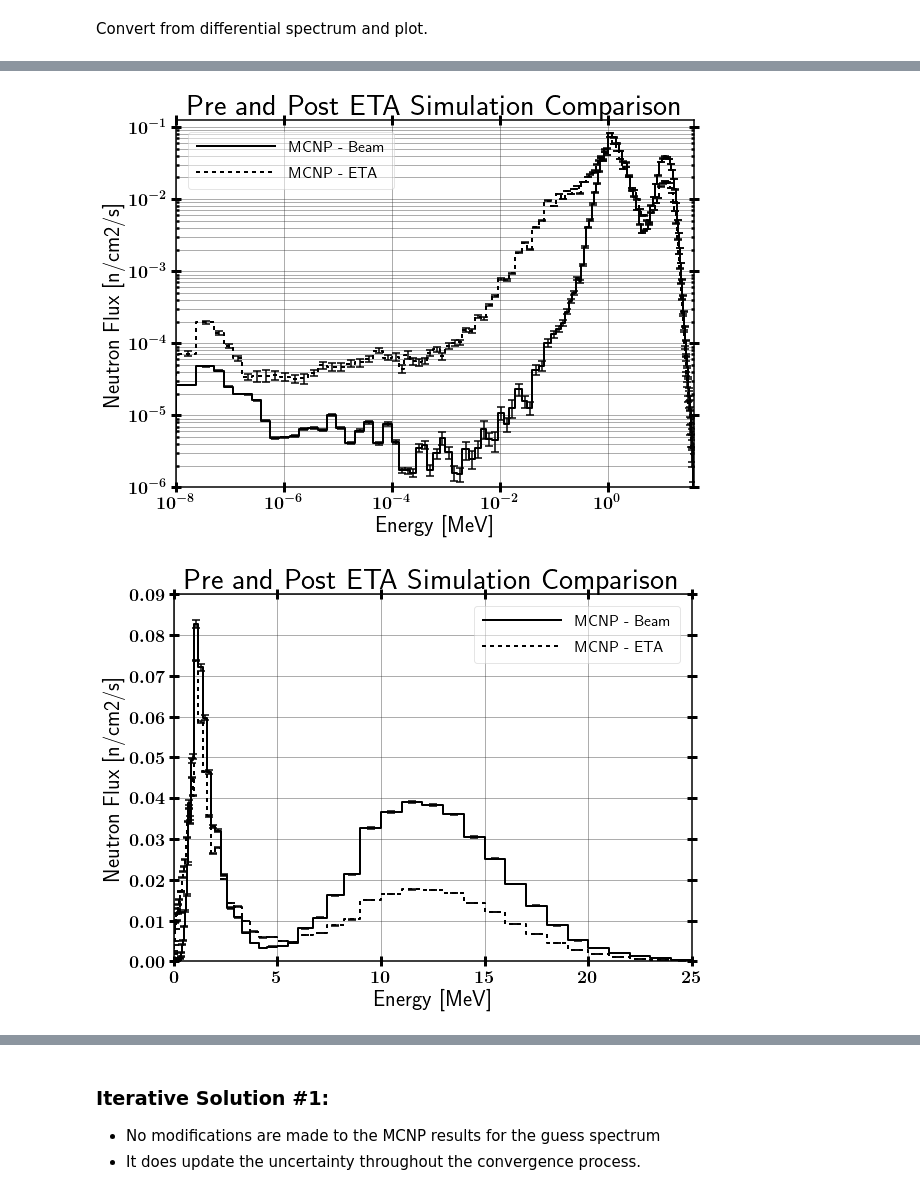
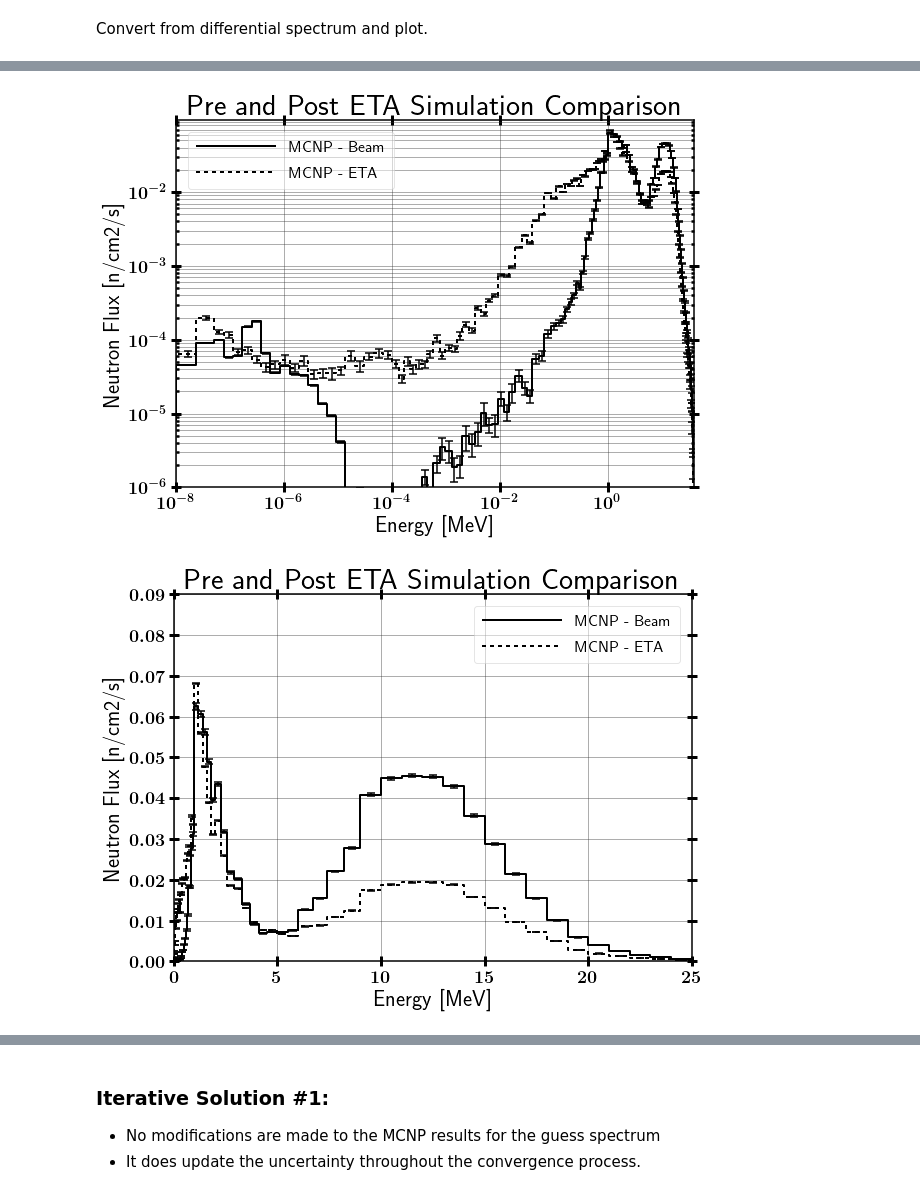
Before and after one commit to 2lambda123/88_Data, a Jupyter notebook: Experiments/Activation/33MeVTa_25Apr/Unfold/ETA/STAYSL_ETA_Input-&-Analysis.ipynb, the cells around one changed output, grey strips where cells are left out. Drawn from its saved outputs; the diff is of its cells as text; code cells hidden in the pictures.

Commit message:
Updated ETA unfold
  - Added Au correction data
  - Added Ni purity
  - Added new MCNP sim from updated clean beam unfold

```diff
--- a/Experiments/Activation/33MeVTa_25Apr/Unfold/ETA/STAYSL_ETA_Input-&-Analysis.ipynb
+++ b/Experiments/Activation/33MeVTa_25Apr/Unfold/ETA/STAYSL_ETA_Input-&-Analysis.ipynb
@@ -191,7 +191,7 @@ adjHisto.plot(xMin=1E-6, xMax=40, yMin=1, logX=False, logY=True, includeMarkers=
               savePath=outpath+'33MeVTa_Staysl-Unfold')
 
 mcnpHisto = Histogram()
-normFactor = 1.17E10 #6.35E7
+normFactor = 1.08E10 #6.35E7
 tallyFrame['normTally'] = tallyFrame['tally'] * normFactor
 tallyFrame['normUncertainty'] = tallyFrame['uncertainty'] * tallyFrame['normTally']
 mcnpHisto.build_histo(tallyFrame['bin'].tolist(), tallyFrame['normTally'].tolist(),
@@ -215,7 +215,7 @@ ratioHisto.plot(xMin=1E-6, xMax=40, logX=False, logY=False, includeMarkers=False
 import numpy as np
 
 path = 'C:/Users/James/Dropbox/UCB/Research/ETAs/88Inch/Data/Experiments/Activation/33MeVTa_25Apr/Unfold/CleanBeam/STAYSL_PNNL/Iteration3/stayslin.out'
-beamDF = pd.read_table(path, engine='python', sep='\s+', skiprows=99, skipfooter=649, header=None,
+beamDF = pd.read_table(path, engine='python', sep='\s+', skiprows=101, skipfooter=649, header=None,
                        names=['lowE', 'adjFlux', 'unadjFlux', 'fluxRatio', 'adjStd',
                        'unadjStd', 'uncertRatio', 'integralFlux', 'intFluxUncert'])
 
@@ -224,32 +224,32 @@ beamDF['adjFlux'] = bin_integration(beamDF['lowE'].tolist(), beamDF['adjFlux'].t
 beamDF['adjStd'] = beamDF['adjStd'] / 100
 beamDF['normAdjFlux'] = beamDF['adjFlux'] / sum(beamDF['adjFlux'])
 beamDF['normAdjStd'] = beamDF['adjStd'] * beamDF['normAdjFlux']
 
 mcnpBeamNormHisto = Histogram()
 mcnpBeamNormHisto.build_histo(beamDF['lowE'].tolist(), beamDF['normAdjFlux'].tolist(),
                               uncert=beamDF['normAdjStd'].tolist(), edgeLoc='low',
                               name='MCNP - Beam')
 
 mcnpETANormHisto = Histogram()
 mcnpETANormHisto.build_histo(tallyFrame['bin'].tolist(),
                              (tallyFrame['tally']* (1.0 / sum(tallyFrame['tally']))).tolist(),
                              uncert=(tallyFrame['uncertainty']*tallyFrame['tally']*(1.0/sum(tallyFrame['tally']))).tolist(),
                              edgeLoc='up', name='MCNP - ETA')
 
 mcnpBeamNormHisto.plot(mcnpETANormHisto, xMin=1E-8, xMax=40, yMin=1E-6, logX=True, logY=True, legendLoc=2,
                       includeMarkers=False, title='Pre and Post ETA Simulation Comparison',
                       xLabel='Energy [MeV]', yLabel='Neutron Flux [n/cm2/s]',
                       savePath=outpath+'33MeVTa_MCNP_NormComp_log')
 
 mcnpBeamNormHisto.plot(mcnpETANormHisto, xMin=0, xMax=25, yMax=0.09, logX=False, logY=False, legendLoc=1,
                       includeMarkers=False, title='Pre and Post ETA Simulation Comparison',
                       xLabel='Energy [MeV]', yLabel='Neutron Flux [n/cm2/s]',
                       savePath=outpath+'33MeVTa_MCNP_NormComp_lin')
 
 mcnpBeamNormHisto.plot(mcnpETANormHisto, xMin=19, xMax=40, yMin=1e-8, yMax=0.005, logX=False, logY=False,
                       includeMarkers=False, title='Pre and Post ETA Simulation Comparison',
                       xLabel='Energy [MeV]', yLabel='Neutron Flux [n/cm2/s]',
                       savePath=outpath+'33MeVTa_MCNP_Comp')
 # %% [output]
-[figure, old version]
+[figure, new version]
-[figure, old version]
+[figure, new version]
```
Also changed, not shown: parts of 10 cells of this notebook, 53 other files.
